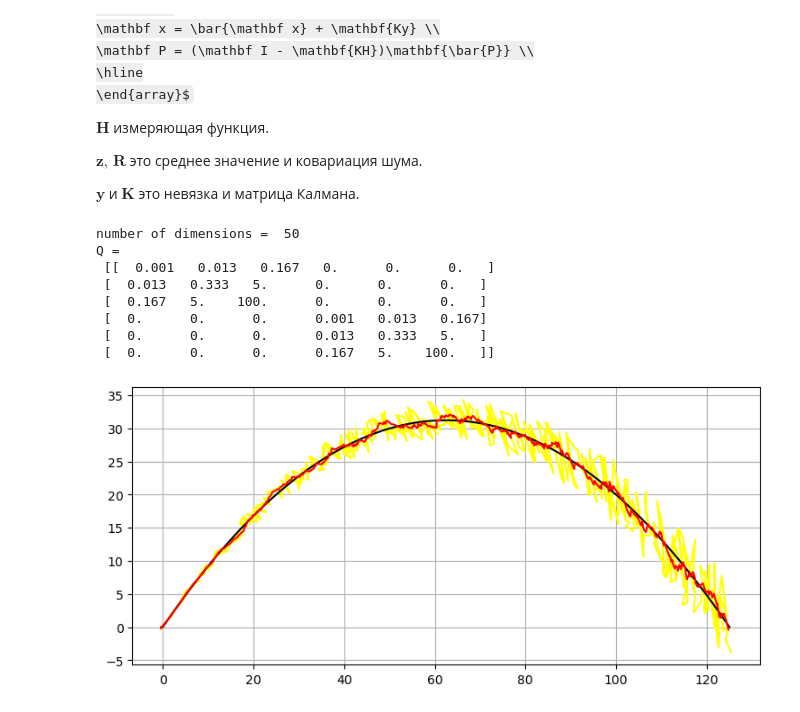
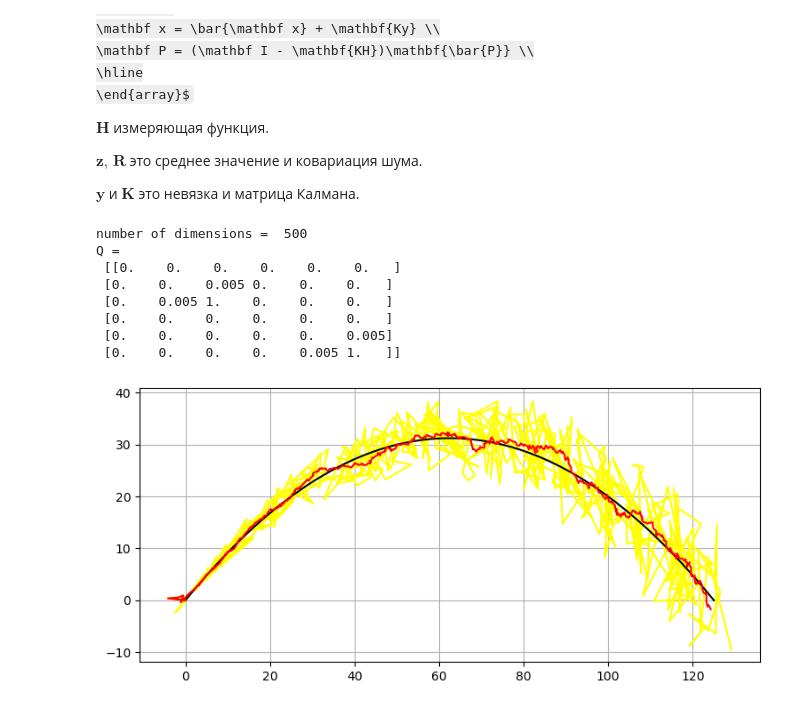
Before and after one commit to dart9905/coursework, a Jupyter notebook: Калман/Kalman.ipynb, the cells around one changed output. Saved outputs shown, nothing was run; the diff lists cells and outputs as text; code cells hidden in the pictures; some formulas as TeX source.

```diff
--- a/Калман/Kalman.ipynb
+++ b/Калман/Kalman.ipynb
@@ -298,7 +298,7 @@ def polar(x, y, r_noise, phi_noise):
 
     return np.array([r * cmath.cos(phi), r * cmath.sin(phi)]).T
 # %%
-Hz = 10
+Hz = 100
 dt = 1 / Hz
 vx = 25.0
 vy = 25.0
@@ -313,7 +313,7 @@ u = np.zeros(3)
 #Q = Q_discrete_white_noise(dim=3, dt = 0.001, var=30)
 #print("Q = \n", Q)
 
-Q_spector_noise = 100 / dt
+Q_spector_noise = 1 / dt
 Q = np.array([[dt**5/20, dt**4/8, dt**3/6],
               [dt**4/8,  dt**3/3, dt**2/2],
               [dt**3/6,  dt**2/2, dt]])
@@ -341,50 +341,50 @@ for i in range(TIME):
     arr1x_orig.append(x[0])
     arr1y_orig.append(x[3])
 # %% [output]
-number of dimensions =  50
+number of dimensions =  500
 Q =
- [[  0.001   0.013   0.167   0.      0.      0.   ]
- [  0.013   0.333   5.      0.      0.      0.   ]
- [  0.167   5.    100.      0.      0.      0.   ]
- [  0.      0.      0.      0.001   0.013   0.167]
- [  0.      0.      0.      0.013   0.333   5.   ]
- [  0.      0.      0.      0.167   5.    100.   ]]
+ [[0.    0.    0.    0.    0.    0.   ]
+ [0.    0.    0.005 0.    0.    0.   ]
+ [0.    0.005 1.    0.    0.    0.   ]
+ [0.    0.    0.    0.    0.    0.   ]
+ [0.    0.    0.    0.    0.    0.005]
+ [0.    0.    0.    0.    0.005 1.   ]]
 # %%
 H = np.array([[1., 0., 0., 0., 0., 0.],
               [0., 0., 0., 1., 0., 0.]])
 
-r_noise = 1.
-phi_noise = .05
+r_noise = 5.
+phi_noise = .1
 
 R = np.eye(2) * 5.
 x = np.zeros(6)
 P = np.eye(6) * 500.
 
 #буфер хранения траектории полета
 arr_x = [0]
 arr_y = [0]
 arrz_x = [0]
 arrz_y = [0]
 
 for i in range(TIME):
     z = polar(arr1x_orig [i] , arr1y_orig [i], r_noise, phi_noise)
     #z = np.array([signal_noise(arr1x_orig [i], 3.), signal_noise(arr1y_orig [i], 3.)]).T
     x, P = predict(x, P, F, Q, B, u)
     x, P = update(x, P, z, R, H)
 
 
     arrz_x.append(z[0])
     arrz_y.append(z[1])
 
     arr_x.append(x[0])
     arr_y.append(x[3])
 
 
 plt.plot(arrz_x, arrz_y, color = 'yellow')
 plt.plot(arr1x_orig, arr1y_orig, color = 'black')
 plt.plot(arr_x, arr_y, color = 'r')
 
 
 plt.show()
 # %% [output]
-[figure, old version]
+[figure, new version]
```
